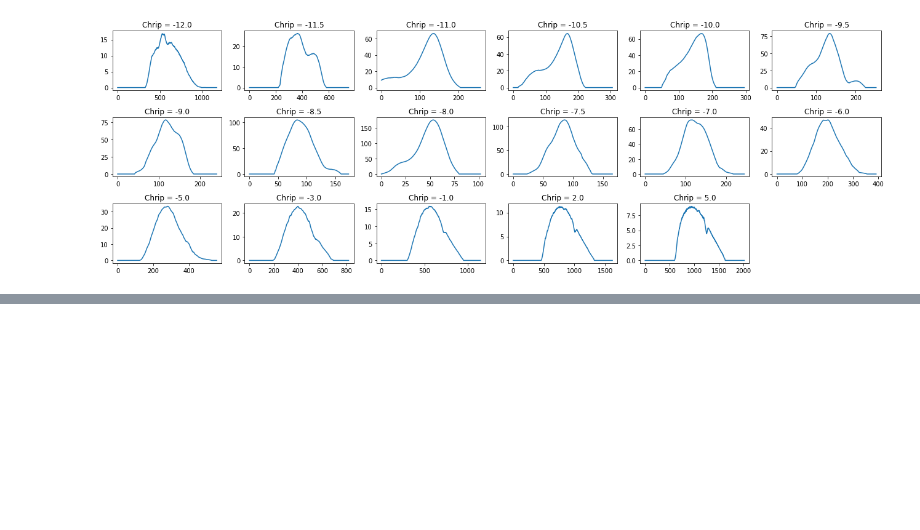
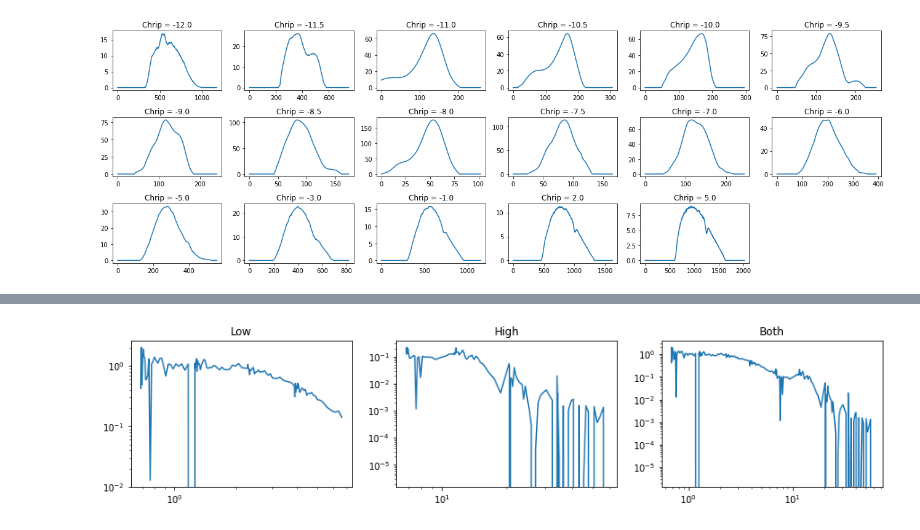
Before and after one commit to jank324/spectral-vd-euxfel, a Jupyter notebook: preprocess.ipynb, the cells around one changed output, grey strips where cells are left out. Drawn from its saved outputs; the diff is of its cells as text; code cells hidden in the pictures; blank space fills up the shorter version.

Commit message:
Figured out how to read CRISP data

```diff
--- a/preprocess.ipynb
+++ b/preprocess.ipynb
@@ -96,3 +92,6 @@ plt.tight_layout()
 plt.show()
 # %% [output]
 [figure]
+# %%
+crisp_low = pd.read_pickle("reduced/crisp_low.pkl")
+crisp_low
@@ -98,0 +112,3 @@ plt.show()
+# %%
+crisp_high = pd.read_pickle("reduced/crisp_high.pkl")
+crisp_high
@@ -99,3 +129,26 @@ plt.show()
+# %%
+i = 324
+
+plt.figure(figsize=(15,3))
+
+plt.subplot(131)
+plt.title("Low")
+plt.loglog(crisp_low.loc[i,"bunch_formfactor"][:120,0], crisp_low.loc[i,"bunch_formfactor"][:120,1])
+
+plt.subplot(132)
+plt.title("High")
+plt.loglog(crisp_high.loc[i,"bunch_formfactor"][120:,0], crisp_high.loc[i,"bunch_formfactor"][120:,1])
+
+frequencies = np.concatenate([crisp_low.loc[i,"bunch_formfactor"][:120,0], crisp_high.loc[i,"bunch_formfactor"][120:,0]])
+form_factor = np.concatenate([crisp_low.loc[i,"bunch_formfactor"][:120,1], crisp_high.loc[i,"bunch_formfactor"][120:,1]])
+
+plt.subplot(133)
+plt.title("Both")
+plt.loglog(frequencies, form_factor)
+
+plt.show()
+# %% [output]
+[figure, added]
 # %%
 # Get CRISP formfactors
 # %%
```
Also changed, not shown: parts of 3 cells of this notebook, 1 other file.
